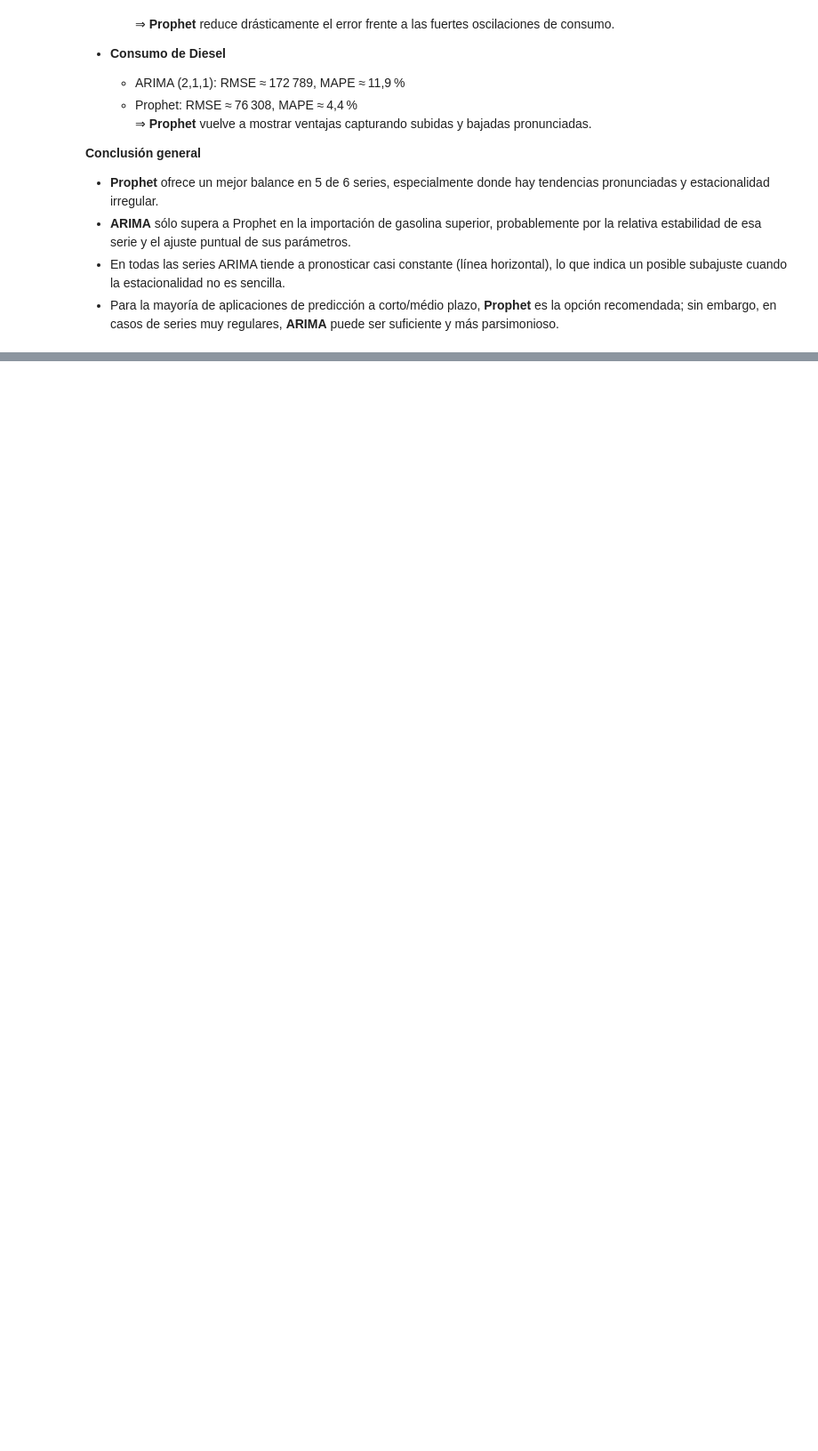
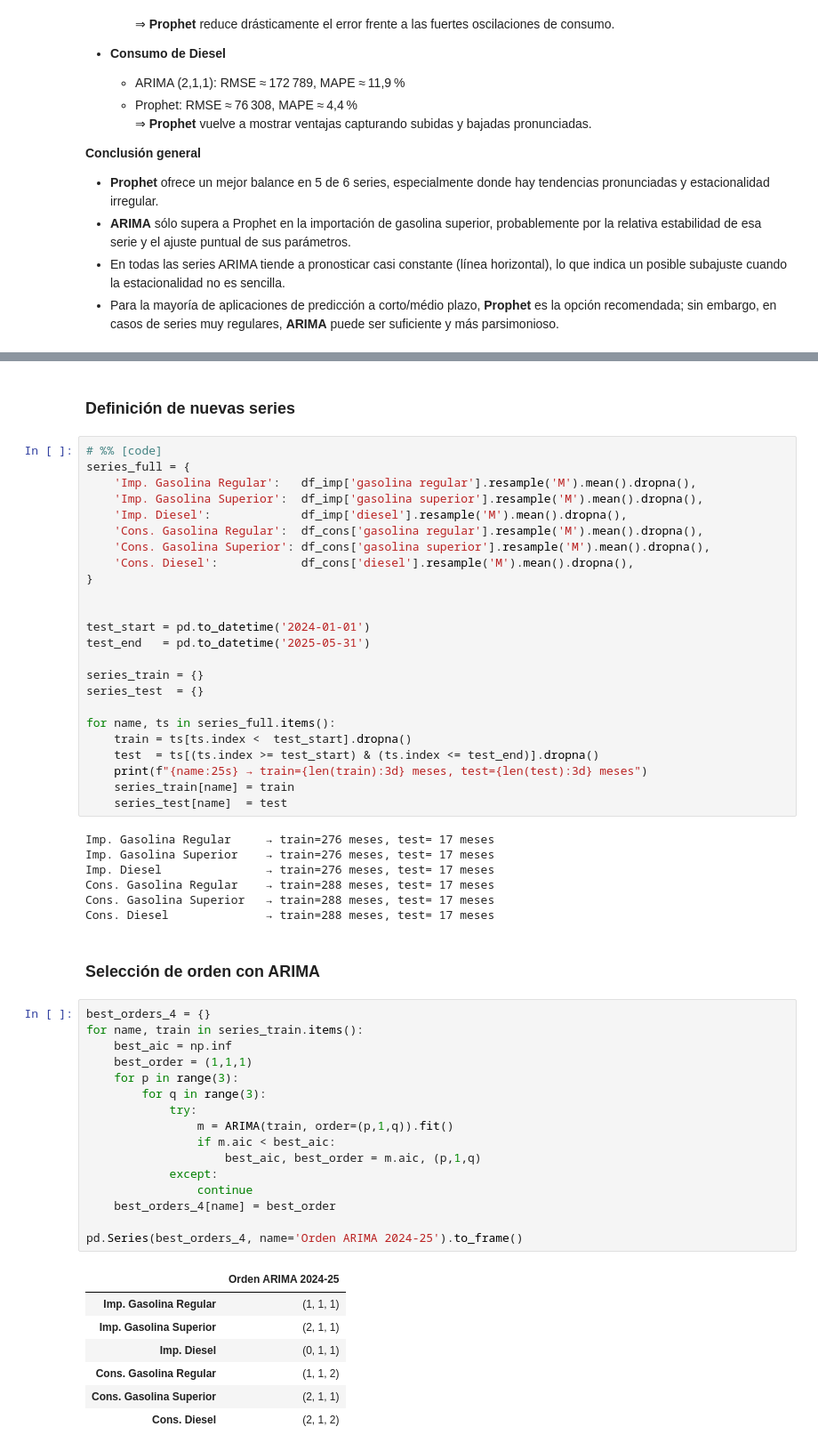
Before and after one commit to Diegoval-Dev/DC-Lab1, a Jupyter notebook: series-de-tiempo.ipynb, the cells around one changed output, grey strips where cells are left out. Shown at 89% size. Drawn from its saved outputs; the diff is of its cells as text; blank space fills up the shorter version.

```diff
--- a/series-de-tiempo.ipynb
+++ b/series-de-tiempo.ipynb
@@ -883,0 +897,59 @@ for name, ts in series.items():
+# %% [markdown]
+### Definición de nuevas series
+# %%
+# %% [code]
+series_full = {
+    'Imp. Gasolina Regular':   df_imp['gasolina regular'].resample('M').mean().dropna(),
+    'Imp. Gasolina Superior':  df_imp['gasolina superior'].resample('M').mean().dropna(),
+    'Imp. Diesel':             df_imp['diesel'].resample('M').mean().dropna(),
+    'Cons. Gasolina Regular':  df_cons['gasolina regular'].resample('M').mean().dropna(),
+    'Cons. Gasolina Superior': df_cons['gasolina superior'].resample('M').mean().dropna(),
+    'Cons. Diesel':            df_cons['diesel'].resample('M').mean().dropna(),
+}
+
+
+test_start = pd.to_datetime('2024-01-01')
+test_end   = pd.to_datetime('2025-05-31')
+
+series_train = {}
+series_test  = {}
+
+for name, ts in series_full.items():
+    train = ts[ts.index <  test_start].dropna()
+    test  = ts[(ts.index >= test_start) & (ts.index <= test_end)].dropna()
+    print(f"{name:25s} → train={len(train):3d} meses, test={len(test):3d} meses")
+    series_train[name] = train
+    series_test[name]  = test
+# %% [output]
+Imp. Gasolina Regular     → train=276 meses, test= 17 meses
+Imp. Gasolina Superior    → train=276 meses, test= 17 meses
+Imp. Diesel               → train=276 meses, test= 17 meses
+Cons. Gasolina Regular    → train=288 meses, test= 17 meses
+Cons. Gasolina Superior   → train=288 meses, test= 17 meses
+Cons. Diesel              → train=288 meses, test= 17 meses
+# %% [markdown]
+### Selección de orden con ARIMA
+# %%
+best_orders_4 = {}
+for name, train in series_train.items():
+    best_aic = np.inf
+    best_order = (1,1,1)
+    for p in range(3):
+        for q in range(3):
+            try:
+                m = ARIMA(train, order=(p,1,q)).fit()
+                if m.aic < best_aic:
+                    best_aic, best_order = m.aic, (p,1,q)
+            except:
+                continue
+    best_orders_4[name] = best_order
+
+pd.Series(best_orders_4, name='Orden ARIMA 2024‑25').to_frame()
+# %% [output]
+|  | Orden ARIMA 2024‑25 |
+| Imp. Gasolina Regular | (1, 1, 1) |
+| Imp. Gasolina Superior | (2, 1, 1) |
+| Imp. Diesel | (0, 1, 1) |
+| Cons. Gasolina Regular | (1, 1, 2) |
+| Cons. Gasolina Superior | (2, 1, 1) |
+| Cons. Diesel | (2, 1, 2) |
```
Also changed, not shown: parts of 16 cells of this notebook.
